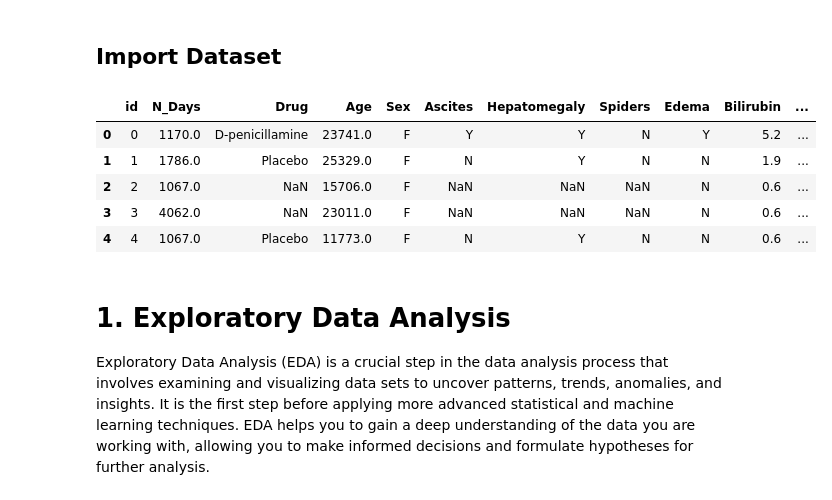
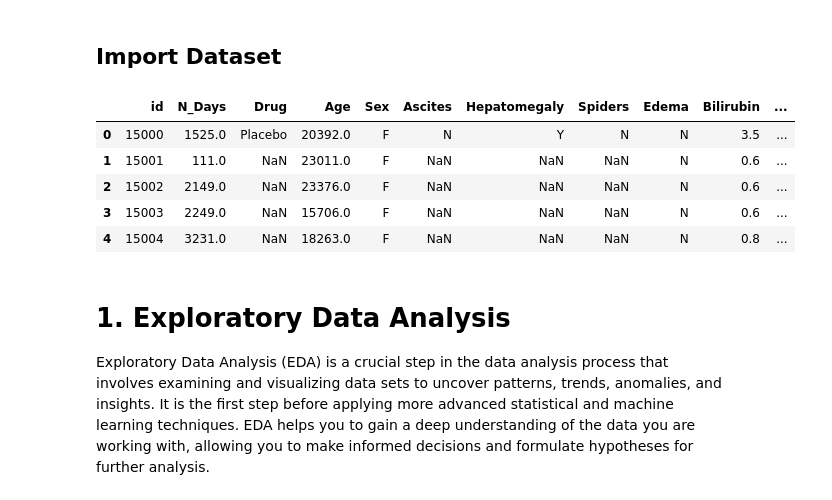
Before and after one commit to shafiqIrv/praktikumAI1, a Jupyter notebook: notebook_rafly.ipynb, the cells around one changed output. Drawn from its saved outputs; the diff is of its cells as text; code cells hidden in the pictures.

```diff
--- a/notebook_rafly.ipynb
+++ b/notebook_rafly.ipynb
@@ -26,15 +26,15 @@ Library successfully imported
 # %%
 # Write your code here
 df_test = pd.read_csv('test.csv');
 df = pd.read_csv('train.csv');
-df.head()
+df_test.head()
 # %% [output]
 |  | id | N_Days | Drug | Age | Sex | Ascites | Hepatomegaly | Spiders | Edema | Bilirubin | ... |
-| 0 | 0 | 1170.0 | D-penicillamine | 23741.0 | F | Y | Y | N | Y | 5.2 | ... |
-| 1 | 1 | 1786.0 | Placebo | 25329.0 | F | N | Y | N | N | 1.9 | ... |
-| 2 | 2 | 1067.0 | NaN | 15706.0 | F | NaN | NaN | NaN | N | 0.6 | ... |
-| 3 | 3 | 4062.0 | NaN | 23011.0 | F | NaN | NaN | NaN | N | 0.6 | ... |
-| 4 | 4 | 1067.0 | Placebo | 11773.0 | F | N | Y | N | N | 0.6 | ... |
+| 0 | 15000 | 1525.0 | Placebo | 20392.0 | F | N | Y | N | N | 3.5 | ... |
+| 1 | 15001 | 111.0 | NaN | 23011.0 | F | NaN | NaN | NaN | N | 0.6 | ... |
+| 2 | 15002 | 2149.0 | NaN | 23376.0 | F | NaN | NaN | NaN | N | 0.6 | ... |
+| 3 | 15003 | 2249.0 | NaN | 15706.0 | F | NaN | NaN | NaN | N | 0.6 | ... |
+| 4 | 15004 | 3231.0 | NaN | 18263.0 | F | NaN | NaN | NaN | N | 0.8 | ... |
 # %% [markdown]
 # 1. Exploratory Data Analysis
 
```
Also changed, not shown: parts of 20 cells of this notebook, 3 other files.
